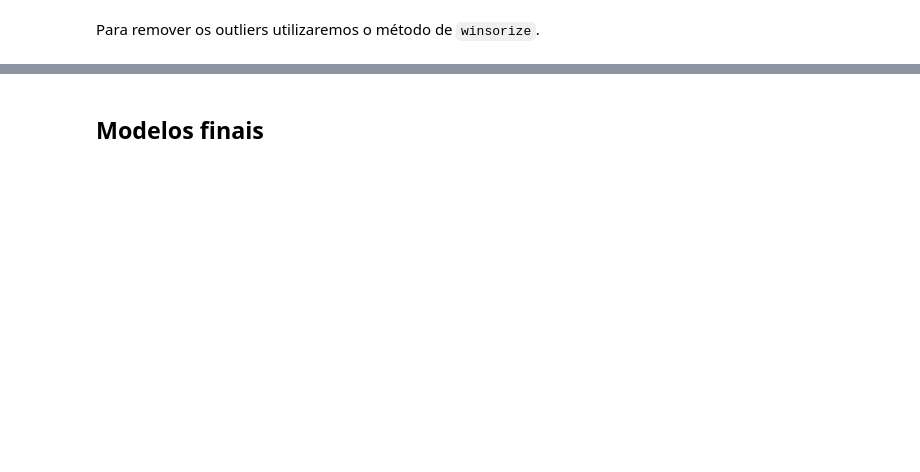
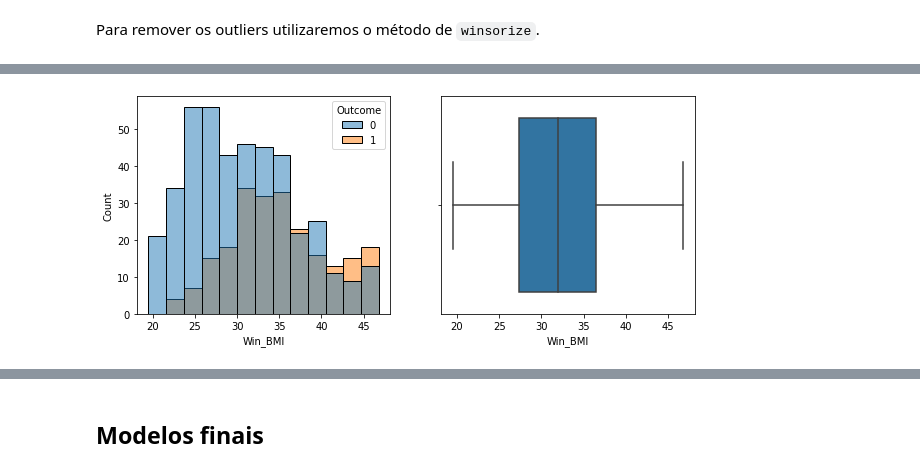
Before and after one commit to franklinzppa/diabetes-classification, a Jupyter notebook: diabetes-clf.ipynb, the cells around one changed output, grey strips where cells are left out. Saved outputs shown, nothing was run; the diff lists cells and outputs as text; code cells hidden in the pictures; blank space fills up the shorter version.

```diff
--- a/diabetes-clf.ipynb
+++ b/diabetes-clf.ipynb
@@ -665,3 +806,5 @@ plot_dist_box(X_train_full, "Win_BloodPressure")
 # %%
-plot_dist_box(X_train_full, "Win_BMI")
+plot_dist_box(X_train_full.join(y_train), "Win_BMI")
+# %% [output]
+[figure, added]
 # %%
```
Also changed, not shown: parts of 58 cells of this notebook, 1 other file.
